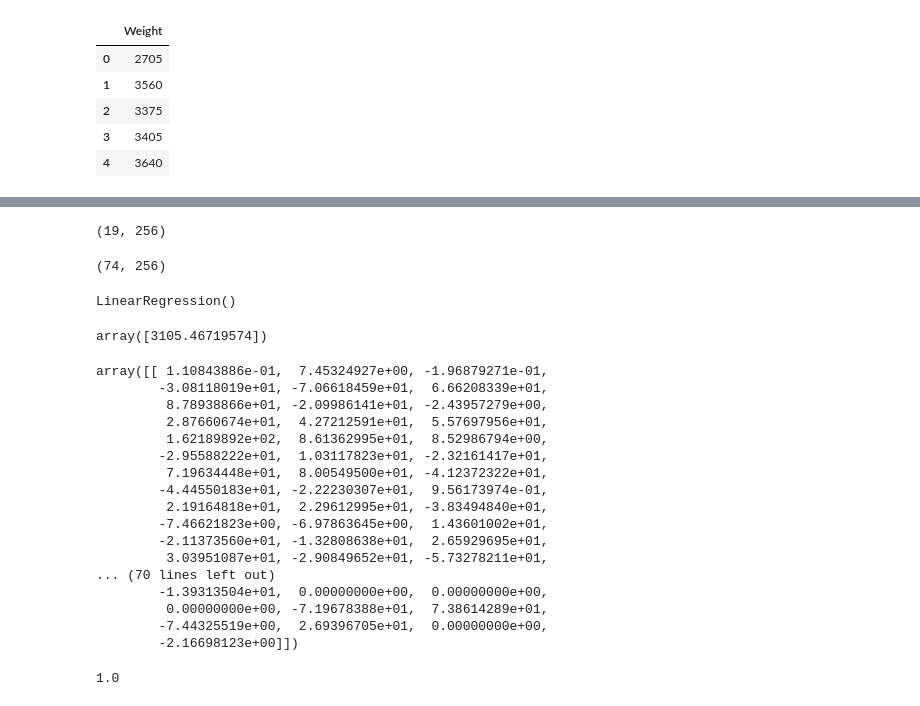
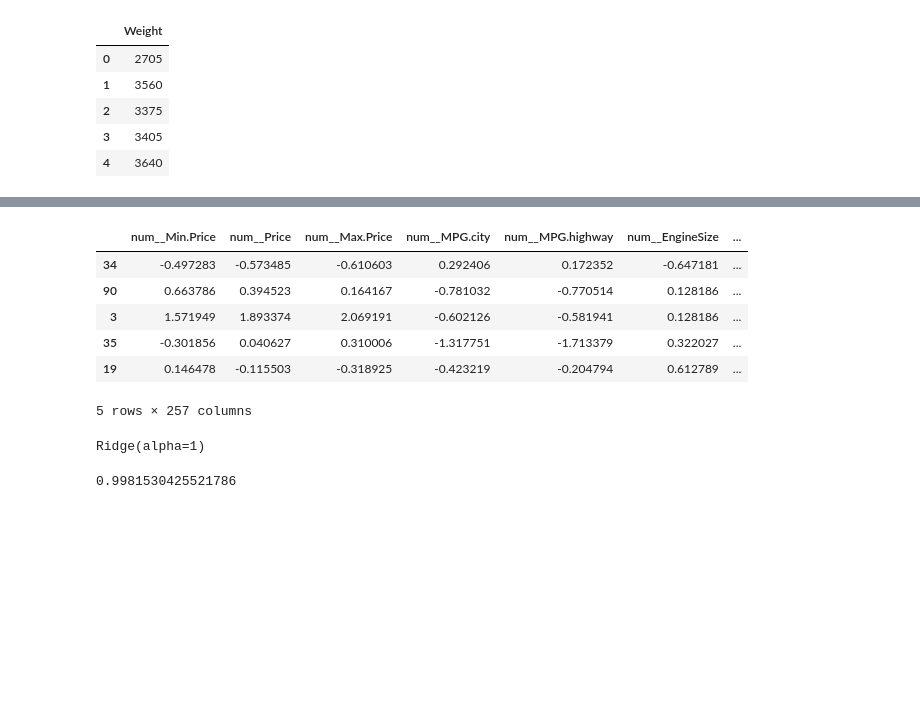
Before and after one commit to DhanashreeAmbekar/Machine-Learning, a Jupyter notebook: Prac_Regularisation/prac_regularisation.ipynb, the cells around one changed output, grey strips where cells are left out. Saved outputs shown, nothing was run; the diff lists cells and outputs as text; code cells hidden in the pictures; blank space fills up the shorter version.

Commit message:
Logistics_Regression

```diff
--- a/Prac_Automated/pipeline.ipynb
+++ b/Prac_Regularisation/prac_regularisation.ipynb
@@ -209,43 +164,21 @@ ytrain.head()
 # %%
-xtest.shape
+xtest.head()
 # %% [output]
+|  | num__Min.Price | num__Price | num__Max.Price | num__MPG.city | num__MPG.highway | num__EngineSize | ... |
+| 34 | -0.497283 | -0.573485 | -0.610603 | 0.292406 | 0.172352 | -0.647181 | ... |
+| 90 | 0.663786 | 0.394523 | 0.164167 | -0.781032 | -0.770514 | 0.128186 | ... |
+| 3 | 1.571949 | 1.893374 | 2.069191 | -0.602126 | -0.581941 | 0.128186 | ... |
+| 35 | -0.301856 | 0.040627 | 0.310006 | -1.317751 | -1.713379 | 0.322027 | ... |
+| 19 | 0.146478 | -0.115503 | -0.318925 | -0.423219 | -0.204794 | 0.612789 | ... |
-(19, 256)
+5 rows × 257 columns
-# %%
-xtrain.shape
-# %% [output]
-(74, 256)
 # %%
-from sklearn.linear_model import LinearRegression
-model = LinearRegression()
-model.fit(xtrain, ytrain)
+from sklearn.linear_model import Ridge
+model1=Ridge(alpha=1)
+model1.fit(xtrain,ytrain)
 # %% [output]
-LinearRegression()
+Ridge(alpha=1)
-# %%
-model.intercept_
-# %% [output]
-array([3105.46719574])
-# %%
-model.coef_
-# %% [output]
-array([[ 1.10843886e-01,  7.45324927e+00, -1.96879271e-01,
-        -3.08118019e+01, -7.06618459e+01,  6.66208339e+01,
-         8.78938866e+01, -2.09986141e+01, -2.43957279e+00,
-         2.87660674e+01,  4.27212591e+01,  5.57697956e+01,
-         1.62189892e+02,  8.61362995e+01,  8.52986794e+00,
-        -2.95588222e+01,  1.03117823e+01, -2.32161417e+01,
-         7.19634448e+01,  8.00549500e+01, -4.12372322e+01,
-        -4.44550183e+01, -2.22230307e+01,  9.56173974e-01,
-         2.19164818e+01,  2.29612995e+01, -3.83494840e+01,
-        -7.46621823e+00, -6.97863645e+00,  1.43601002e+01,
-        -2.11373560e+01, -1.32808638e+01,  2.65929695e+01,
-         3.03951087e+01, -2.90849652e+01, -5.73278211e+01,
-... (70 lines left out)
-        -1.39313504e+01,  0.00000000e+00,  0.00000000e+00,
-         0.00000000e+00, -7.19678388e+01,  7.38614289e+01,
-        -7.44325519e+00,  2.69396705e+01,  0.00000000e+00,
-        -2.16698123e+00]])
 # %%
-model.score(xtrain,ytrain)
+model1.score(xtrain,ytrain)
 # %% [output]
-1.0
+0.9981530425521786
 # %%
```
Also changed, not shown: parts of 22 cells of this notebook, 14 other files.
